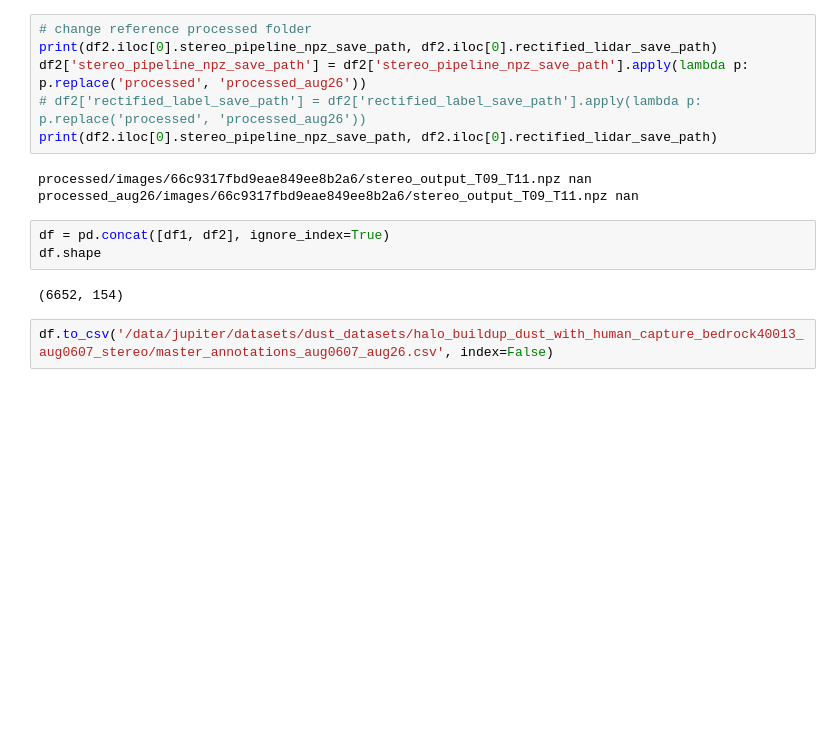
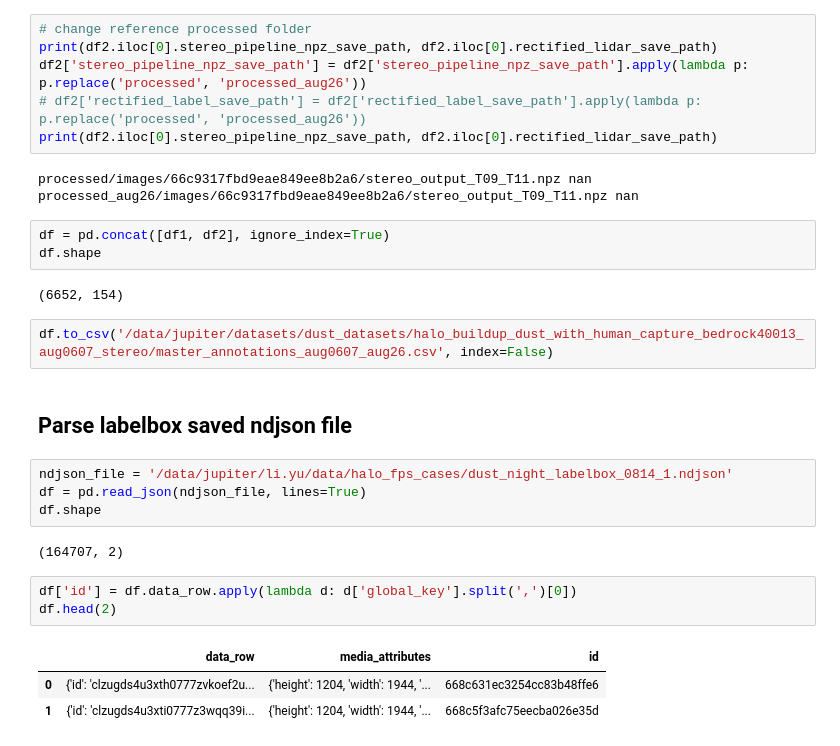
Before and after one commit to liyubrt/notebooks, a Jupyter notebook: check_label.ipynb, the cells around one changed output. Cells and saved outputs as stored; diff of their text form; blank space fills up the shorter version.

```diff
--- a/check_label.ipynb
+++ b/check_label.ipynb
@@ -1118,3 +1063,18 @@ df.shape
 (6652, 154)
 # %%
 df.to_csv('/data/jupiter/datasets/dust_datasets/halo_buildup_dust_with_human_capture_bedrock40013_aug0607_stereo/master_annotations_aug0607_aug26.csv', index=False)
+# %% [markdown]
+## Parse labelbox saved ndjson file
+# %%
+ndjson_file = '/data/jupiter/li.yu/data/halo_fps_cases/dust_night_labelbox_0814_1.ndjson'
+df = pd.read_json(ndjson_file, lines=True)
+df.shape
+# %% [output]
+(164707, 2)
+# %%
+df['id'] = df.data_row.apply(lambda d: d['global_key'].split(',')[0])
+df.head(2)
+# %% [output]
+|  | data_row | media_attributes | id |
+| 0 | {'id': 'clzugds4u3xth0777zvkoef2u... | {'height': 1204, 'width': 1944, '... | 668c631ec3254cc83b48ffe6 |
+| 1 | {'id': 'clzugds4u3xti0777z3wqq39i... | {'height': 1204, 'width': 1944, '... | 668c5f3afc75eecba026e35d |
```
Also changed, not shown: parts of 13 cells of this notebook, 1 other file.
